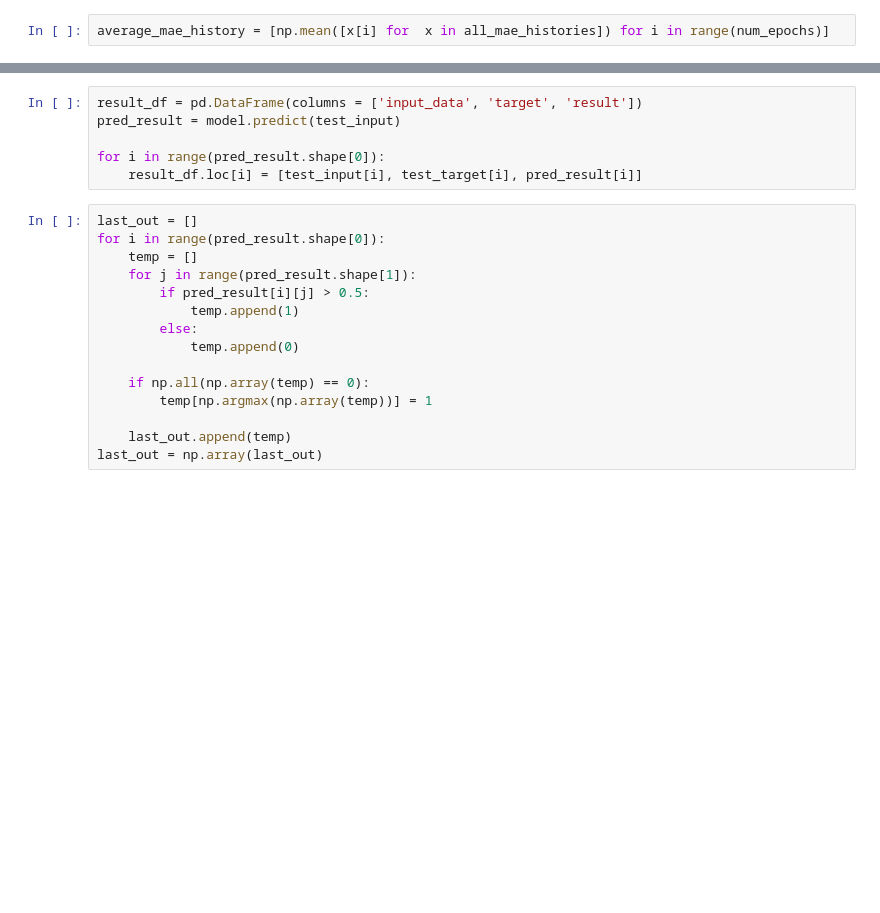
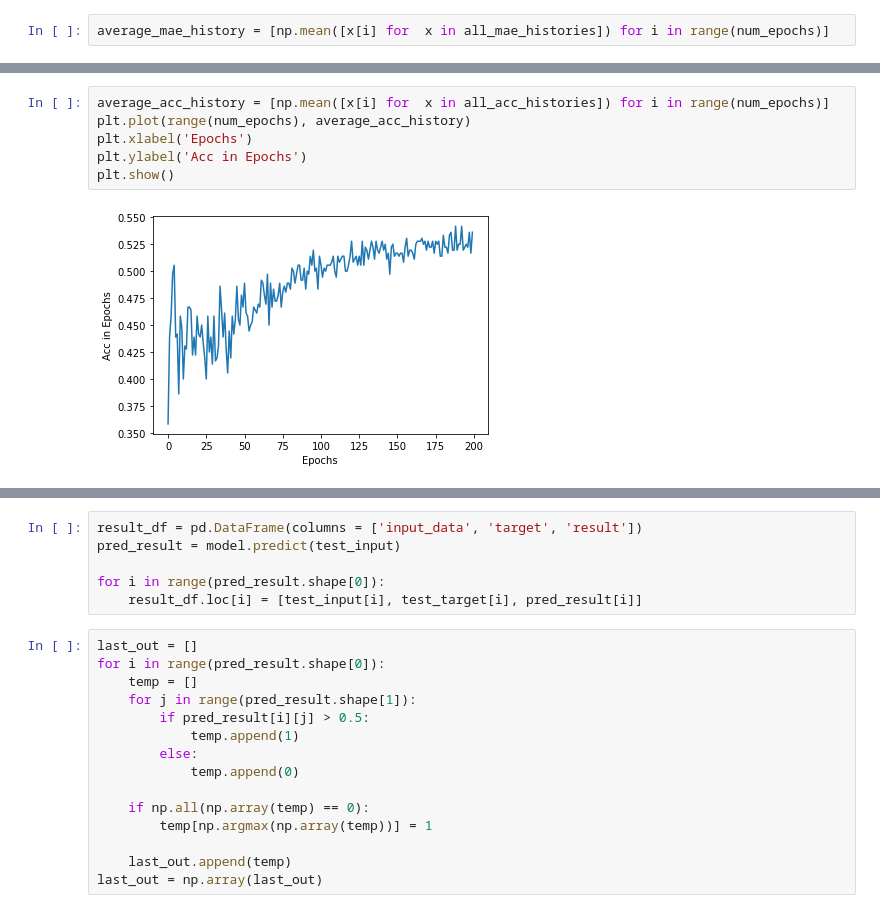
Before and after one commit to gkdnfka/Travel_Together, a Jupyter notebook: Data/new_model_test.ipynb, the cells around one changed output, grey strips where cells are left out. Cells and saved outputs as stored; diff of their text form; blank space fills up the shorter version.

```diff
--- a/Data/new_model_test.ipynb
+++ b/Data/new_model_test.ipynb
@@ -176,3 +177,11 @@ plt.show()
+# %%
+average_acc_history = [np.mean([x[i] for  x in all_acc_histories]) for i in range(num_epochs)]
+plt.plot(range(num_epochs), average_acc_history)
+plt.xlabel('Epochs')
+plt.ylabel('Acc in Epochs')
+plt.show()
+# %% [output]
+[figure, added]
 # %%
 history_dict = history.history
 
```
Also changed, not shown: parts of 8 cells of this notebook.
